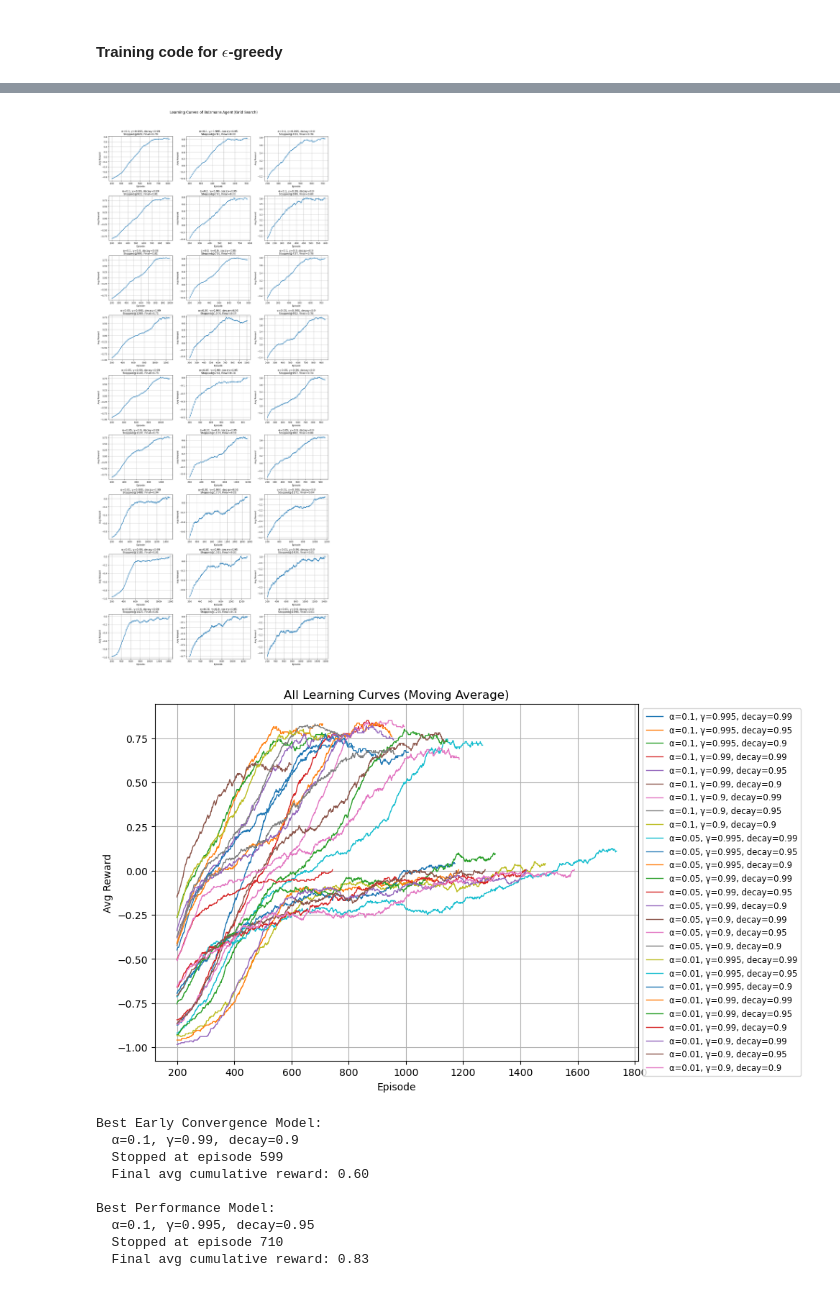
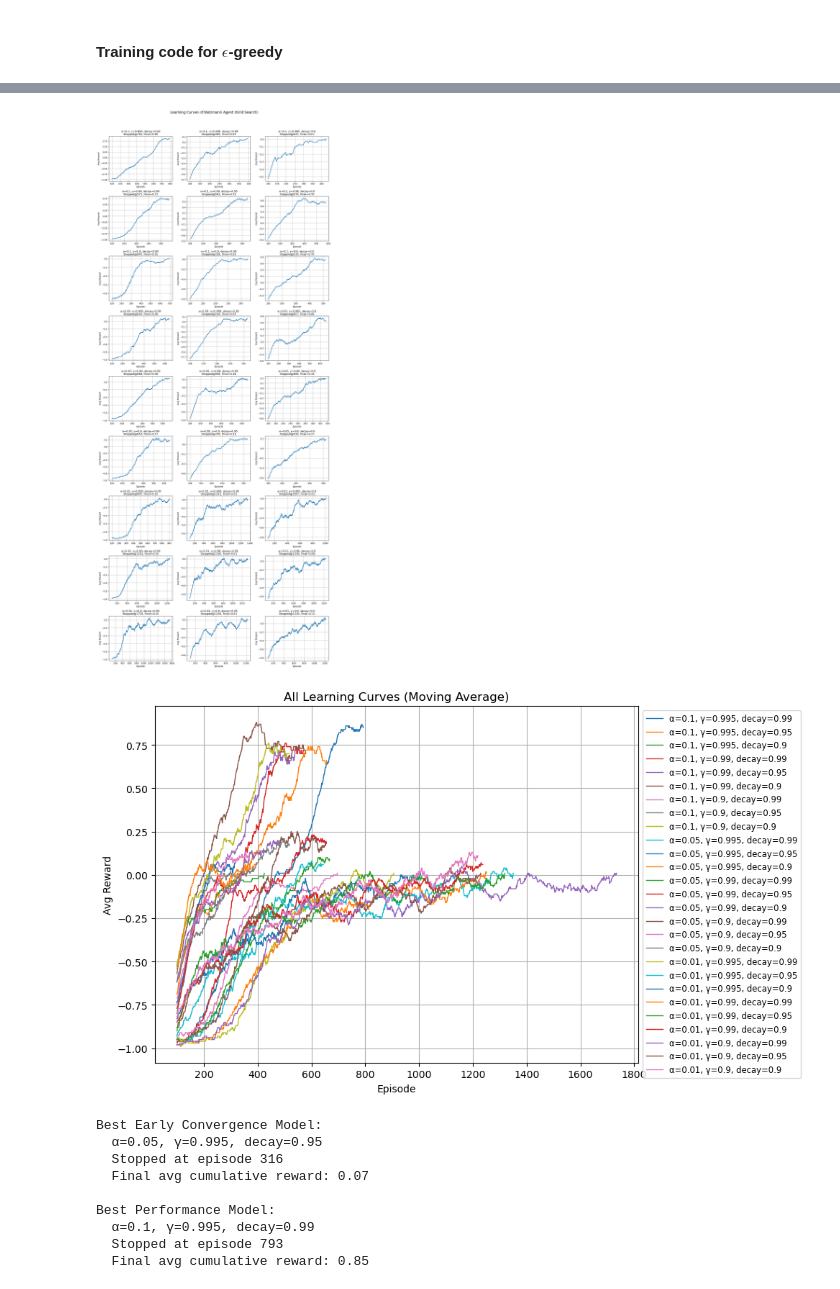
Before and after one commit to youngpark-POS/InteractiveML, a Jupyter notebook: Ass2-JiwooHongYeongjaeParkYoonhyeokLee.ipynb, the cells around one changed output, grey strips where cells are left out. Cells and saved outputs as stored; diff of their text form; code cells hidden in the pictures.

Commit message:
[Feat] Fixed seed and plotted final results

```diff
--- a/Ass2-JiwooHongYeongjaeParkYoonhyeokLee.ipynb
+++ b/Ass2-JiwooHongYeongjaeParkYoonhyeokLee.ipynb
@@ -29,7 +46,8 @@ Hyperparameters
 MAP_SIZE = 8
 MAX_EPISODES = 3000  # For sufficiently large number for episode
 MAX_STEPS = 100  # For sufficiently large number for step
-WINDOW_SIZE = 200  # For sufficiently large number for determining cumulative reward is stable
+WINDOW_SIZE = 100  # For sufficiently large number for range of last raw reward to calculating cumulative reward
+STABLE_WINDOW_SIZE = 100  # For sufficiently large number for determining cumulative reward is stable
 STOPPING_THRESHOLD = 0.1  # threshold for stopping the training when cumulative reward is stable
 VERBOSE = True
 # %% [markdown]
@@ -121,20 +144,25 @@ class CustomizedFrozenLakeEnv(FrozenLakeEnv):
 # %%
 from gym.envs.toy_text.frozen_lake import MAPS
 
+
+# Set random seeds for reproducibility
 np.random.seed(42)
-# MAP_SIZExMAP_SIZE prob matrix
-SLIP_PROB = np.random.uniform(0.0, 0.2, (MAP_SIZE, MAP_SIZE))
+random.seed(42)
+
+#############################################################################################################
+maps = MAPS["8x8"] # CHANGE HERE TO SET CUSTOM MAP
+SLIP_PROB = np.random.uniform(0.0, 0.2, (MAP_SIZE, MAP_SIZE))  # CHANGE HERE TO SET CUSTOM SLIP PROBABILITIES
+#############################################################################################################
 
 # Define environment
 env = CustomizedFrozenLakeEnv(
-    desc=MAPS["8x8"], # CHANGE HERE TO SET CUSTOM MAP
+    desc= maps,
     map_width=MAP_SIZE,
     map_height=MAP_SIZE,
     slip_prob=SLIP_PROB,  # Example slip probabilities
     render_mode='human' if VERBOSE else None
 )
 
-
 ACTION_SPACE = gym.make("FrozenLake-v1").action_space
 N_ACTIONS = ACTION_SPACE.n
 # N_STATES
@@ -190,7 +225,7 @@ class EpsilonGreedyAgent:
             return np.random.choice(best_actions)  # Greedy action for probability 1 - epsilon
 
     def _sample_from_action_space(self, action_space):
-        return self.action_space.sample()
+        return random.choice(np.arange(action_space.n))
 
     def update_q_value(self, state, action, reward, next_state):
         value = np.max(self.q_table[next_state])
@@ -265,9 +300,9 @@ for idx, (alpha, gamma, decay_rate) in tqdm(enumerate(param_combinations), total
                 f"Cumulative: {sum(episode_rewards):.2f}"
             )
 
-        if len(episode_rewards) >= 2 * WINDOW_SIZE and sum(episode_rewards[-WINDOW_SIZE:]) > 0:
-            min_cumulative_reward = min(cumulative_rewards[-WINDOW_SIZE:])
-            max_cumulative_reward = max(cumulative_rewards[-WINDOW_SIZE:])
+        if len(episode_rewards) >= STABLE_WINDOW_SIZE + WINDOW_SIZE and sum(episode_rewards[-WINDOW_SIZE:]) > 0:
+            min_cumulative_reward = min(cumulative_rewards[-STABLE_WINDOW_SIZE:])
+            max_cumulative_reward = max(cumulative_rewards[-STABLE_WINDOW_SIZE:])
             if abs(max_cumulative_reward - min_cumulative_reward) < STOPPING_THRESHOLD:
                 stopped_episode = episode + 1
                 break
@@ -486,9 +516,9 @@ for idx, (alpha, gamma, decay_rate) in tqdm(enumerate(param_combinations), total
                 f"Cumulative: {sum(episode_rewards):.2f}"
             )
 
-        if len(episode_rewards) >= 2 * WINDOW_SIZE and sum(episode_rewards[-WINDOW_SIZE:]) > 0:
-            min_cumulative_reward = min(cumulative_rewards[-WINDOW_SIZE:])
-            max_cumulative_reward = max(cumulative_rewards[-WINDOW_SIZE:])
+        if len(episode_rewards) >= STABLE_WINDOW_SIZE + WINDOW_SIZE and sum(episode_rewards[-WINDOW_SIZE:]) > 0:
+            min_cumulative_reward = min(cumulative_rewards[-STABLE_WINDOW_SIZE:])
+            max_cumulative_reward = max(cumulative_rewards[-STABLE_WINDOW_SIZE:])
             if abs(max_cumulative_reward - min_cumulative_reward) < STOPPING_THRESHOLD:
                 stopped_episode = episode + 1
                 break
@@ -538,44 +568,44 @@ for result in results:
     gamma = result['gamma']
     decay_rate = result['decay_rate']
     rewards = result['episode_rewards']
     if len(rewards) >= WINDOW_SIZE:
         avg_rewards = moving_average(rewards, WINDOW_SIZE)
         label = f"α={alpha}, γ={gamma}, decay={decay_rate}"
         plt.plot(range(WINDOW_SIZE - 1, len(rewards)), avg_rewards, label=label, linewidth=1)
 
 plt.title("All Learning Curves (Moving Average)")
 plt.xlabel("Episode")
 plt.ylabel("Avg Reward")
 plt.grid(True)
 plt.legend(fontsize='small', loc='upper left', bbox_to_anchor=(1, 1))
 plt.tight_layout()
 plt.show()
 
 # Best models summary
 best_by_stop = min(results, key=lambda x: x['stopped_episode'])
 best_by_reward = max(results, key=lambda x: x['final_cumulative_reward'])
 
 print("Best Early Convergence Model:")
 print(f"  α={best_by_stop['alpha']}, γ={best_by_stop['gamma']}, decay={best_by_stop['decay_rate']}")
 print(f"  Stopped at episode {best_by_stop['stopped_episode']}")
 print(f"  Final avg cumulative reward: {best_by_stop['final_cumulative_reward']:.2f}")
 
 print("\nBest Performance Model:")
 print(f"  α={best_by_reward['alpha']}, γ={best_by_reward['gamma']}, decay={best_by_reward['decay_rate']}")
 print(f"  Stopped at episode {best_by_reward['stopped_episode']}")
 print(f"  Final avg cumulative reward: {best_by_reward['final_cumulative_reward']:.2f}")
 # %% [output]
-[figure, old version]
+[figure, new version]
-[figure, old version]
+[figure, new version]
 Best Early Convergence Model:
-  α=0.1, γ=0.99, decay=0.9
-  Stopped at episode 599
-  Final avg cumulative reward: 0.60
+  α=0.05, γ=0.995, decay=0.95
+  Stopped at episode 316
+  Final avg cumulative reward: 0.07
 
 Best Performance Model:
-  α=0.1, γ=0.995, decay=0.95
-  Stopped at episode 710
-  Final avg cumulative reward: 0.83
+  α=0.1, γ=0.995, decay=0.99
+  Stopped at episode 793
+  Final avg cumulative reward: 0.85
 # %% [markdown]
 ### Final Analysis
 
```
Also changed, not shown: parts of 15 cells of this notebook.
